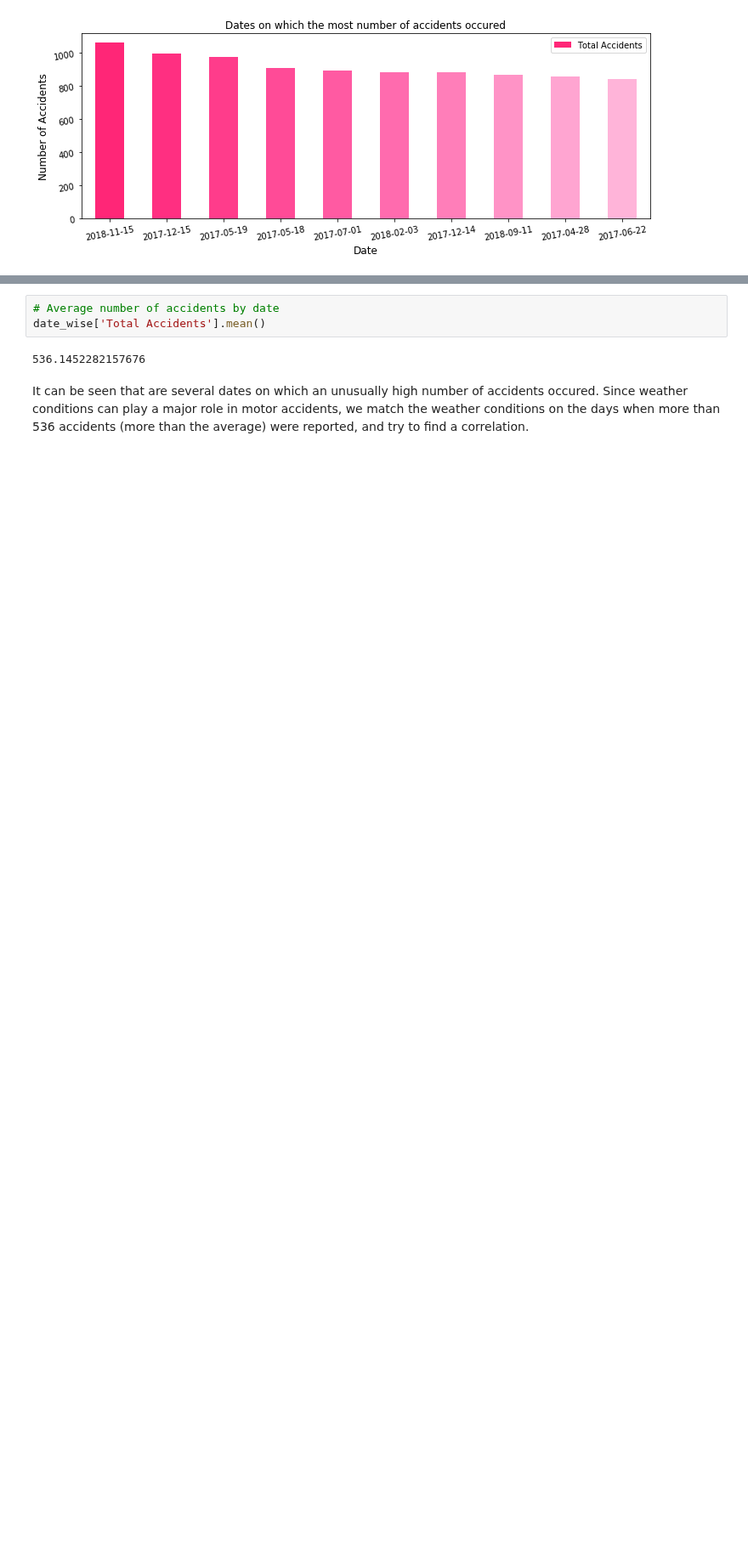
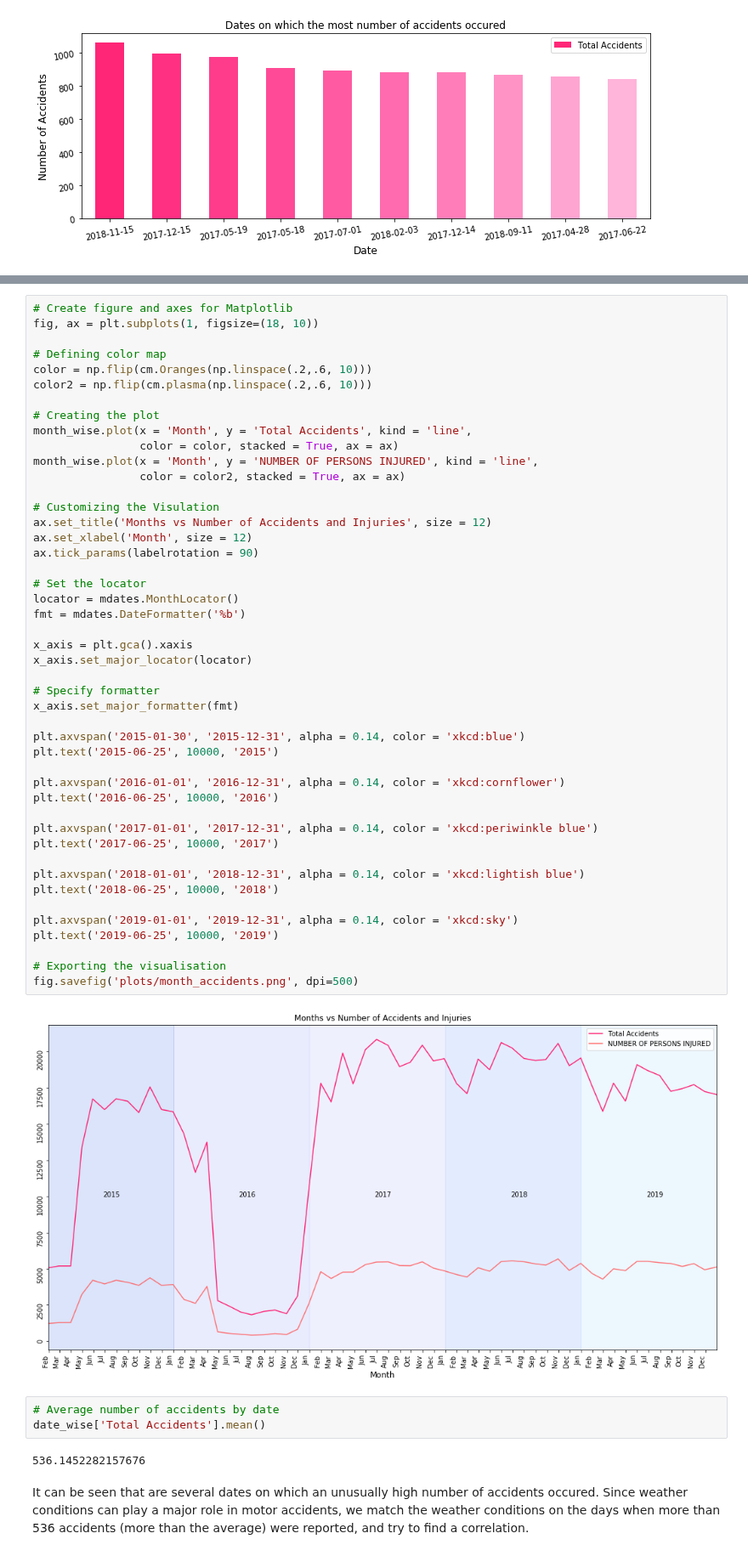
Before and after one commit to skhiearth/NYC-Motor-Vehicle-Collisions, a Jupyter notebook: NYC-Motor-Vehicle-Collisions.ipynb, the cells around one changed output, grey strips where cells are left out. Shown at 85% size. Cells and saved outputs as stored; diff of their text form; blank space fills up the shorter version.

Commit message:
months vs number of accidents and injuries

```diff
--- a/NYC-Motor-Vehicle-Collisions.ipynb
+++ b/NYC-Motor-Vehicle-Collisions.ipynb
@@ -465,3 +510,51 @@ fig.savefig('plots/date_accidents.png', dpi=500)
+# %%
+# Create figure and axes for Matplotlib
+fig, ax = plt.subplots(1, figsize=(18, 10))
+
+# Defining color map
+color = np.flip(cm.Oranges(np.linspace(.2,.6, 10)))
+color2 = np.flip(cm.plasma(np.linspace(.2,.6, 10)))
+
+# Creating the plot
+month_wise.plot(x = 'Month', y = 'Total Accidents', kind = 'line',
+                color = color, stacked = True, ax = ax)
+month_wise.plot(x = 'Month', y = 'NUMBER OF PERSONS INJURED', kind = 'line',
+                color = color2, stacked = True, ax = ax)
+
+# Customizing the Visulation
+ax.set_title('Months vs Number of Accidents and Injuries', size = 12)
+ax.set_xlabel('Month', size = 12)
+ax.tick_params(labelrotation = 90)
+
+# Set the locator
+locator = mdates.MonthLocator()
+fmt = mdates.DateFormatter('%b')
+
+x_axis = plt.gca().xaxis
+x_axis.set_major_locator(locator)
+
+# Specify formatter
+x_axis.set_major_formatter(fmt)
+
+plt.axvspan('2015-01-30', '2015-12-31', alpha = 0.14, color = 'xkcd:blue')
+plt.text('2015-06-25', 10000, '2015')
+
+plt.axvspan('2016-01-01', '2016-12-31', alpha = 0.14, color = 'xkcd:cornflower')
+plt.text('2016-06-25', 10000, '2016')
+
+plt.axvspan('2017-01-01', '2017-12-31', alpha = 0.14, color = 'xkcd:periwinkle blue')
+plt.text('2017-06-25', 10000, '2017')
+
+plt.axvspan('2018-01-01', '2018-12-31', alpha = 0.14, color = 'xkcd:lightish blue')
+plt.text('2018-06-25', 10000, '2018')
+
+plt.axvspan('2019-01-01', '2019-12-31', alpha = 0.14, color = 'xkcd:sky')
+plt.text('2019-06-25', 10000, '2019')
+
+# Exporting the visualisation
+fig.savefig('plots/month_accidents.png', dpi=500)
+# %% [output]
+[figure, added]
 # %%
 # Average number of accidents by date
 date_wise['Total Accidents'].mean()
```
Also changed, not shown: parts of 4 cells of this notebook.
